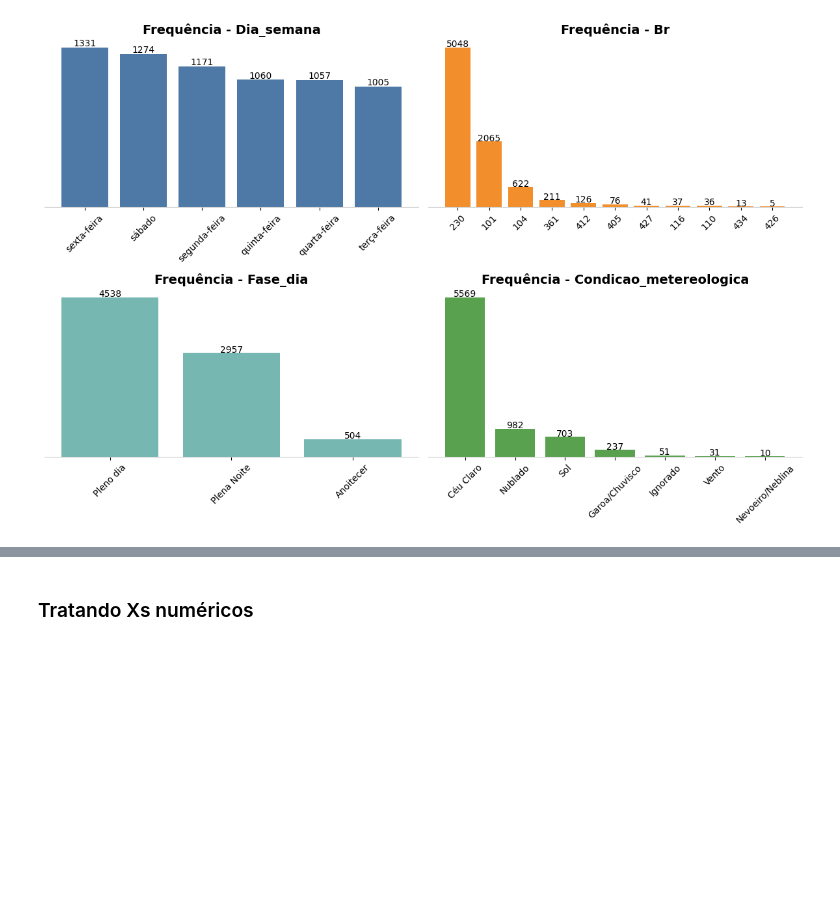
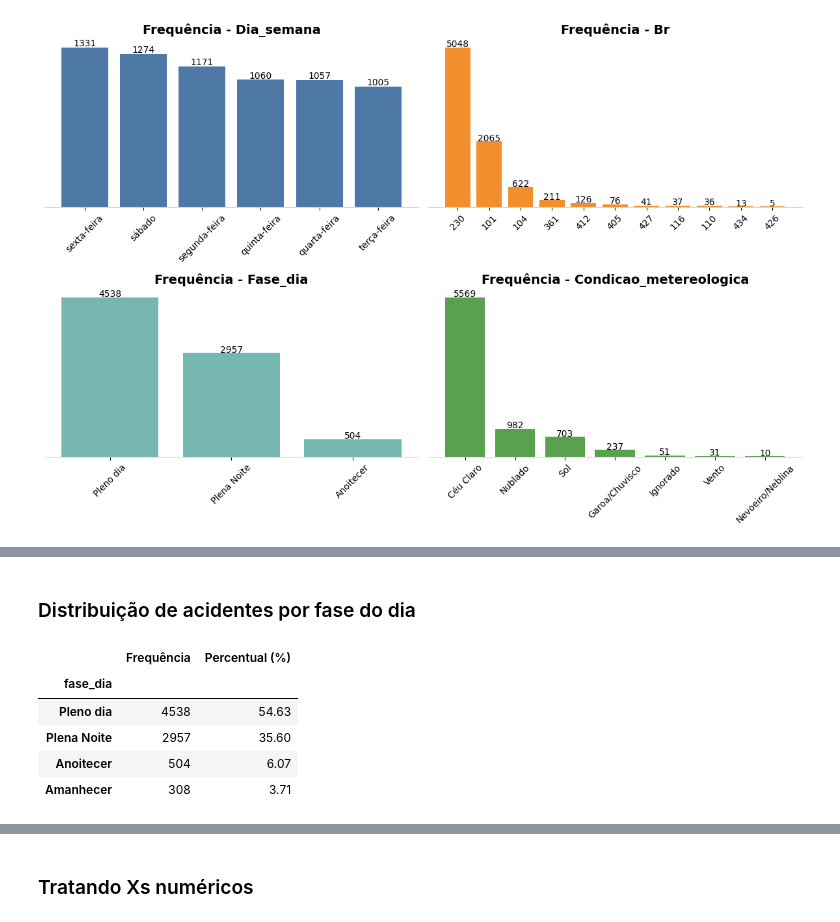
Before and after one commit to gabrielbpontes/POFAT-PB, a Jupyter notebook: modelo_de_previsao.ipynb, the cells around one changed output, grey strips where cells are left out. Cells and saved outputs as stored; diff of their text form; code cells hidden in the pictures; blank space fills up the shorter version.

```diff
--- a/modelo_de_previsao.ipynb
+++ b/modelo_de_previsao.ipynb
@@ -122,0 +164,14 @@ plt.show()
+# %% [markdown]
+### Distribuição de acidentes por fase do dia
+# %%
+tabela_fase_dia = df['fase_dia'].value_counts().to_frame(name='Frequência')
+tabela_fase_dia['Percentual (%)'] = (tabela_fase_dia['Frequência'] / tabela_fase_dia['Frequência'].sum() * 100).round(2)
+
+tabela_fase_dia
+# %% [output]
+|  | Frequência | Percentual (%) |
+| fase_dia |  |  |
+| Pleno dia | 4538 | 54.63 |
+| Plena Noite | 2957 | 35.60 |
+| Anoitecer | 504 | 6.07 |
+| Amanhecer | 308 | 3.71 |
```
Also changed, not shown: parts of 9 cells of this notebook.
